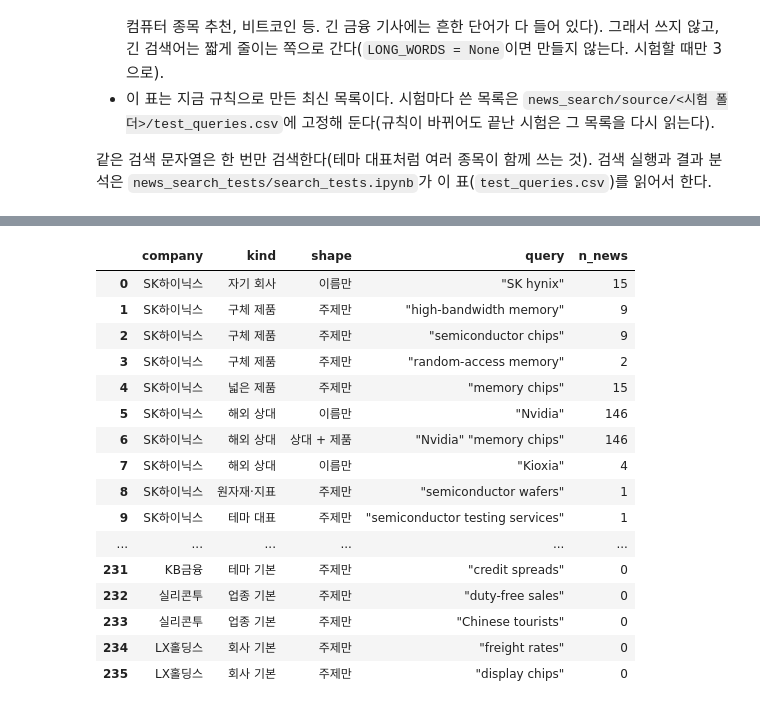
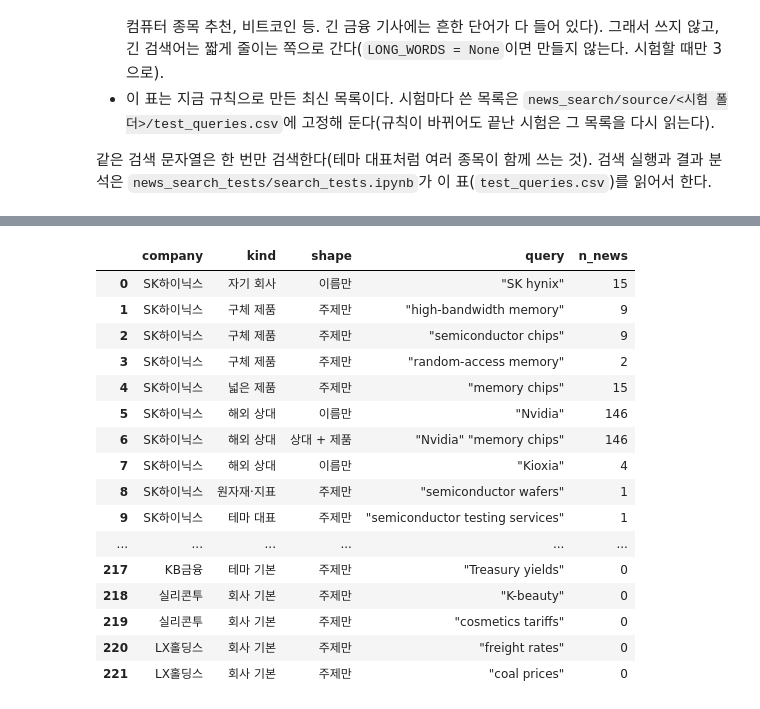
Before and after one commit to minseokgeum/ai_campus_main_proj, a Jupyter notebook: graph_db/search_terms.ipynb, the cells around one changed output, grey strips where cells are left out. Drawn from its saved outputs; the diff is of its cells as text; code cells hidden in the pictures.

```diff
--- a/graph_db/search_terms.ipynb
+++ b/graph_db/search_terms.ipynb
@@ -782,6 +792,8 @@ if gone:
 TEST_COMPANIES = [n for n in TEST_COMPANIES if n not in gone]
 quote = lambda s: f'"{s}"'
 LONG_WORDS = None                                 # 숫자(예: 3)면 그 단어 수 이상인 주제에 따옴표 없는 모양도 만든다(3차 시험: 상관없는 기사가 대부분이라 쓰지 않음)
+BASE_PER_GROUP = 2                                # 업종·테마·회사 기본 검색어를 묶음마다 앞에서 몇 개 쓰나
+THEMES_PER_COMPANY = 2                            # 테마 기본 검색어를 종목의 테마(중립 제외) 앞에서 몇 개 테마까지 쓰나
 
 
 def topic_shapes(term):
@@ -791,35 +803,43 @@ def topic_shapes(term):
     return out
 
 
-rows = []
-for name in TEST_COMPANIES:
-    cid = id_of[CT.loc[CT['name'] == name, 'stock_code'].iloc[0]]
-    for kind, term, extra, node, n in candidates(cid):
-        if not term:
-            continue
-        shapes = [('이름만', quote(term))] if kind in ('자기 회사', '브랜드', '해외 상대') else topic_shapes(term)
-        if kind == '해외 상대' and extra:
-            shapes.append(('상대 + 제품', f'{quote(term)} {quote(extra)}'))
-        for shape, q in shapes:
-            rows.append(dict(company=name, base_type=CT.loc[CT['name'] == name, 'base_type'].iloc[0], weak=CT.loc[CT['name'] == name, 'weak'].iloc[0],
-                             kind=kind, term=term, theme=extra if kind == '테마 대표' else '', shape=shape, query=q, node=node, n_news=n))
-# 업종·테마 기본 검색어(9절): 종목의 업종과 테마(중립 제외 앞의 2개)에서 2개씩, 주제만
-base_terms = {g: [t for t in x['terms']] for g, x in BASE_OUT.items()} if BASE_OUT else {}
-for name in TEST_COMPANIES:
-    r = CT.loc[CT['name'] == name].iloc[0]
-    groups = [('업종 기본', 'S:' + r['sector'])] + [('테마 기본', 'T:' + t) for t in [t for t in r['themes'].split(' | ') if t and THEME_TYPE[t] != '중립'][:2]]
-    for kind, g in groups:
-        for term in base_terms.get(g, [])[:2]:
+def company_query_rows(codes):
+    """종목코드 목록 → 검색 문자열 줄 목록. 11절 시험 목록과 12절 전체 표가 같은 규칙으로 쓴다.
+    한 줄: 종목코드, 종목명, 기본 유형, 연결이 적은지, 검색어 종류, 검색어, 업종·테마 이름, 모양, 검색 문자열, 근거 노드, 미국 뉴스 기사 수.
+    순서: ① 모든 종목의 그래프 검색어 후보(8절) ② 업종·테마 기본 검색어(9절) ③ 회사 기본 검색어(10절)."""
+    info = CT.set_index('stock_code')
+    rows = []
+    for code in codes:                               # ① 그래프 검색어 후보: 자기 회사·해외 상대·브랜드는 이름만, 나머지는 주제만
+        r = info.loc[code]
+        for kind, term, extra, node, n in candidates(id_of[code]):
+            if not term:
+                continue
+            shapes = [('이름만', quote(term))] if kind in ('자기 회사', '브랜드', '해외 상대') else topic_shapes(term)
+            if kind == '해외 상대' and extra:
+                shapes.append(('상대 + 제품', f'{quote(term)} {quote(extra)}'))
+            for shape, q in shapes:
+                rows.append(dict(stock_code=code, company=r['name'], base_type=r['base_type'], weak=r['weak'], kind=kind, term=term,
+                                 theme=extra if kind == '테마 대표' else '', shape=shape, query=q, node=node, n_news=n))
+    base_terms = {g: [t for t in x['terms']] for g, x in BASE_OUT.items()} if BASE_OUT else {}
+    for code in codes:                               # ② 업종·테마 기본 검색어: 종목의 업종과 테마(중립 제외 앞의 2개)에서 2개씩, 주제만
+        r = info.loc[code]
+        groups = [('업종 기본', 'S:' + r['sector'])] + [('테마 기본', 'T:' + t) for t in [t for t in r['themes'].split(' | ') if t and THEME_TYPE[t] != '중립'][:THEMES_PER_COMPANY]]
+        for kind, g in groups:
+            for term in base_terms.get(g, [])[:BASE_PER_GROUP]:
+                for shape, q in topic_shapes(term):
+                    rows.append(dict(stock_code=code, company=r['name'], base_type=r['base_type'], weak=r['weak'], kind=kind, term=term, theme=g[2:],
+                                     shape=shape, query=q, node=g, n_news=0))
+    for code in codes:                               # ③ 회사 기본 검색어: 앞의 2개, 주제만
+        r = info.loc[code]
+        for term in (COMPANY_OUT.get(code, {}).get('terms') or [])[:BASE_PER_GROUP]:
             for shape, q in topic_shapes(term):
-                rows.append(dict(company=name, base_type=r['base_type'], weak=r['weak'], kind=kind, term=term, theme=g[2:], shape=shape,
-                                 query=q, node=g, n_news=0))
-for name in TEST_COMPANIES:                         # 회사 기본 검색어(10절): 앞의 2개, 주제만
-    r = CT.loc[CT['name'] == name].iloc[0]
-    for term in (COMPANY_OUT.get(r['stock_code'], {}).get('terms') or [])[:2]:
-        for shape, q in topic_shapes(term):
-            rows.append(dict(company=name, base_type=r['base_type'], weak=r['weak'], kind='회사 기본', term=term, theme='', shape=shape,
-                             query=q, node='KR:' + r['stock_code'], n_news=0))
-TESTQ = pd.DataFrame(rows)
+                rows.append(dict(stock_code=code, company=r['name'], base_type=r['base_type'], weak=r['weak'], kind='회사 기본', term=term, theme='',
+                                 shape=shape, query=q, node='KR:' + code, n_news=0))
+    return rows
+
+
+code_of_name = CT.set_index('name')['stock_code']
+TESTQ = pd.DataFrame(company_query_rows([code_of_name[n] for n in TEST_COMPANIES])).drop(columns=['stock_code'])   # 시험 목록은 예전 칸 그대로
 print(f"시험 종목 {TESTQ['company'].nunique()}개 / 검색어 후보 {TESTQ[['company', 'kind', 'term']].drop_duplicates().shape[0]}개 / "
       f"검색 문자열 {len(TESTQ)}줄, 중복 없이 {TESTQ['query'].nunique()}개")
 print('종류별 검색 문자열', TESTQ.groupby('kind')['query'].nunique().to_dict())
@@ -835,17 +855,17 @@ save 씀
 |  | company | kind | shape | query | n_news |
 | 0 | SK하이닉스 | 자기 회사 | 이름만 | "SK hynix" | 15 |
 | 1 | SK하이닉스 | 구체 제품 | 주제만 | "high-bandwidth memory" | 9 |
 | 2 | SK하이닉스 | 구체 제품 | 주제만 | "semiconductor chips" | 9 |
 | 3 | SK하이닉스 | 구체 제품 | 주제만 | "random-access memory" | 2 |
 | 4 | SK하이닉스 | 넓은 제품 | 주제만 | "memory chips" | 15 |
 | 5 | SK하이닉스 | 해외 상대 | 이름만 | "Nvidia" | 146 |
 | 6 | SK하이닉스 | 해외 상대 | 상대 + 제품 | "Nvidia" "memory chips" | 146 |
 | 7 | SK하이닉스 | 해외 상대 | 이름만 | "Kioxia" | 4 |
 | 8 | SK하이닉스 | 원자재·지표 | 주제만 | "semiconductor wafers" | 1 |
 | 9 | SK하이닉스 | 테마 대표 | 주제만 | "semiconductor testing services" | 1 |
 | ... | ... | ... | ... | ... | ... |
-| 231 | KB금융 | 테마 기본 | 주제만 | "credit spreads" | 0 |
-| 232 | 실리콘투 | 업종 기본 | 주제만 | "duty-free sales" | 0 |
-| 233 | 실리콘투 | 업종 기본 | 주제만 | "Chinese tourists" | 0 |
-| 234 | LX홀딩스 | 회사 기본 | 주제만 | "freight rates" | 0 |
-| 235 | LX홀딩스 | 회사 기본 | 주제만 | "display chips" | 0 |
+| 217 | KB금융 | 테마 기본 | 주제만 | "Treasury yields" | 0 |
+| 218 | 실리콘투 | 회사 기본 | 주제만 | "K-beauty" | 0 |
+| 219 | 실리콘투 | 회사 기본 | 주제만 | "cosmetics tariffs" | 0 |
+| 220 | LX홀딩스 | 회사 기본 | 주제만 | "freight rates" | 0 |
+| 221 | LX홀딩스 | 회사 기본 | 주제만 | "coal prices" | 0 |
```
Also changed, not shown: parts of 11 cells of this notebook, 9 other files.
